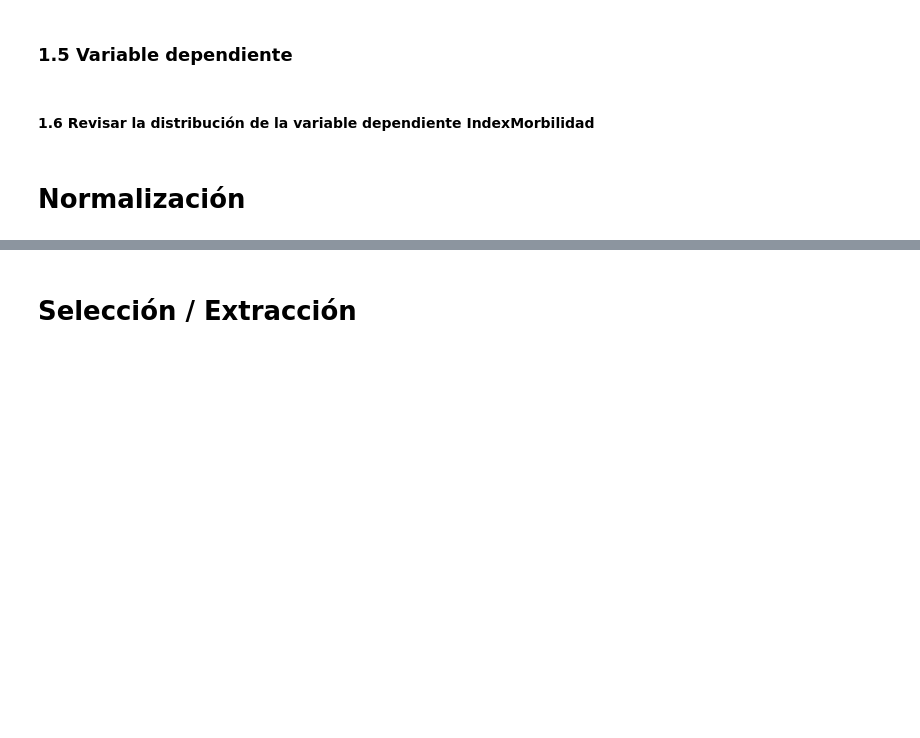
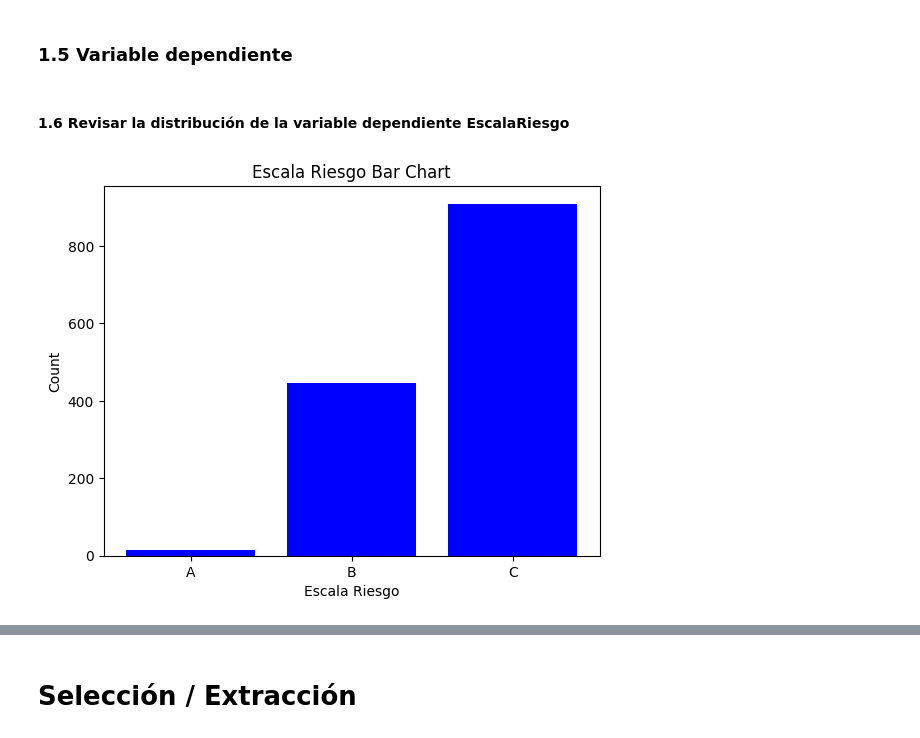
Before and after one commit to jafr0822/MNA_ProyectoIntegrador-Equipo7, a Jupyter notebook: Avance2_Equipo7.ipynb, the cells around one changed output, grey strips where cells are left out. Saved outputs shown, nothing was run; the diff lists cells and outputs as text; code cells hidden in the pictures; blank space fills up the shorter version.

```diff
--- a/Avance2_Equipo7.ipynb
+++ b/Avance2_Equipo7.ipynb
@@ -44,3 +42,29 @@ def definePrematurez(sdg_parto):
+# %%
+def definePrematurez(sdg_parto):
+  if sdg_parto > 36:
+    return 0
+  else:
+    return 1
+
+def defineClase(valor_IndexMorbilidad):
+  if valor_IndexMorbilidad ==3 or valor_IndexMorbilidad==4:
+    return "A"
+  elif valor_IndexMorbilidad ==1 or valor_IndexMorbilidad==2:
+    return "B"
+  else:
+    return "C"
+
+def identify_binary(data):
+
+  binary_cols = []
+  for col in data.columns:
+    unique_values = data[col].dropna().unique()
+    #print(f'Col name {col} unique values {unique_values}')
+
+    if len(unique_values) == 2 and (set(unique_values) == {0, 1}):
+
+      binary_cols.append(col)
+  return binary_cols
 # %% [markdown]
 ### 1.2 Librerías
 # %%
@@ -93,7 +121,16 @@ plt.show()
 # %%
 lst_IndexMorbilidad = ['malformaciones_rn', 'aborto_rn','obito_rn','mnt_rn','preeclampsia', 'polihidramnios', 'hidramnios', 'infeccion_gesta', 'prematurez']
 dfPreparado["IndexMorbilidad"] = dfPreparado[lst_IndexMorbilidad].sum(axis=1)
+dfPreparado["EscalaRiesgo"] =  dfPreparado['IndexMorbilidad'].apply(lambda x:defineClase(x))
 # %% [markdown]
-#### 1.6 Revisar la distribución de la variable dependiente **IndexMorbilidad**
+#### 1.6 Revisar la distribución de la variable dependiente **EscalaRiesgo**
-# %% [markdown]
-# Normalización
+# %%
+escala_riesgo = dfPreparado['EscalaRiesgo'].value_counts()
+escala_riesgo = escala_riesgo.sort_index()
+plt.bar(escala_riesgo.index, escala_riesgo.values, color='blue')
+plt.title('Escala Riesgo Bar Chart')
+plt.xlabel('Escala Riesgo')
+plt.ylabel('Count')
+plt.show()
+# %% [output]
+[figure, added]
```
Also changed, not shown: parts of 6 cells of this notebook.
